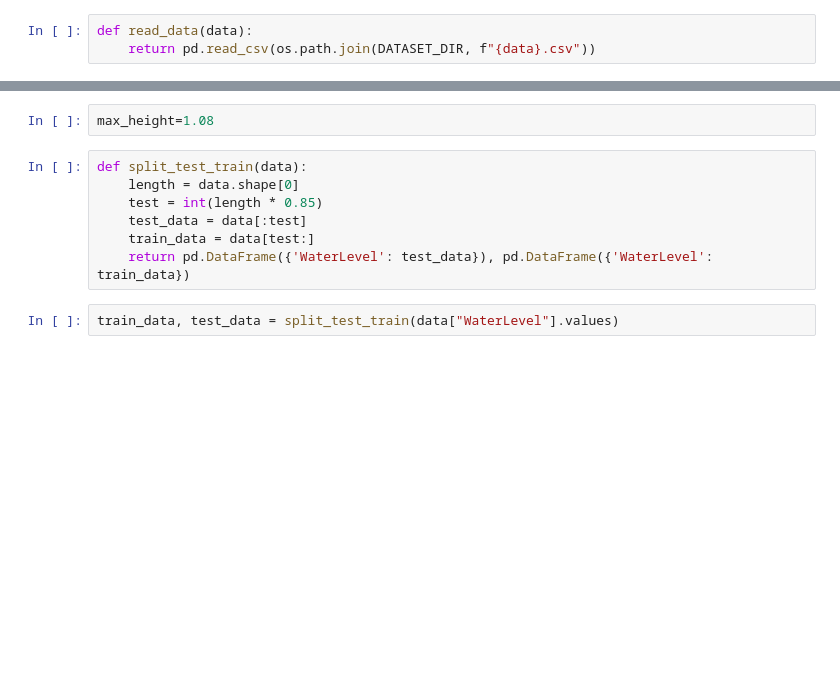
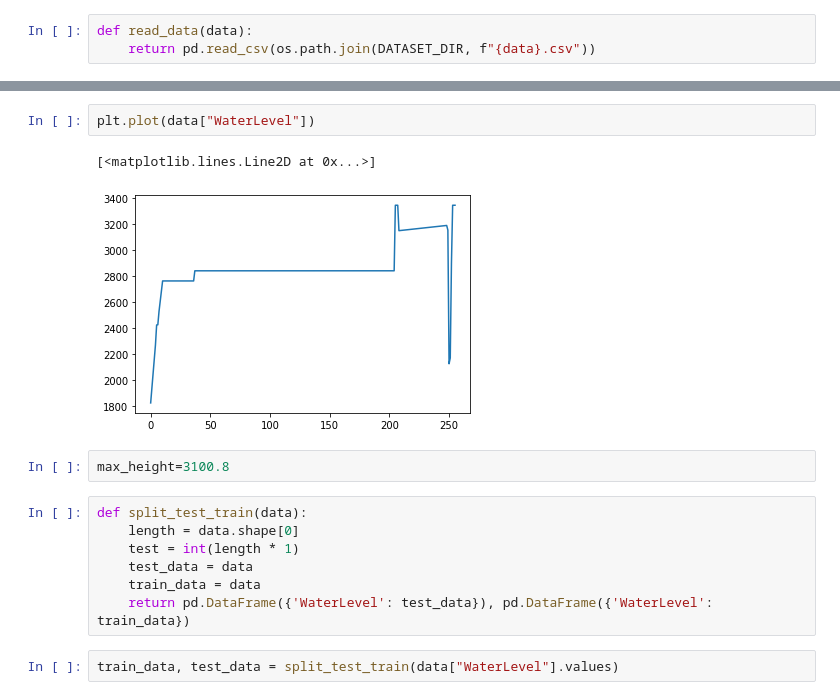
Before and after one commit to MeNsaaH/project-web-app, a Jupyter notebook: simulator.ipynb, the cells around one changed output, grey strips where cells are left out. Cells and saved outputs as stored; diff of their text form; blank space fills up the shorter version.

```diff
--- a/simulator.ipynb
+++ b/simulator.ipynb
@@ -30,11 +33,16 @@ data["WaterLevel"].values.shape
-# %%
-max_height=1.08
+# %%
+plt.plot(data["WaterLevel"])
+# %% [output]
+[<matplotlib.lines.Line2D at 0x...>]
+[figure, added]
+# %%
+max_height=3100.8
 # %%
 def split_test_train(data):
     length = data.shape[0]
-    test = int(length * 0.85)
-    test_data = data[:test]
-    train_data = data[test:]
+    test = int(length * 1)
+    test_data = data
+    train_data = data
     return pd.DataFrame({'WaterLevel': test_data}), pd.DataFrame({'WaterLevel': train_data})
 # %%
 train_data, test_data = split_test_train(data["WaterLevel"].values)
```
Also changed, not shown: parts of 14 cells of this notebook, 7 other files.
